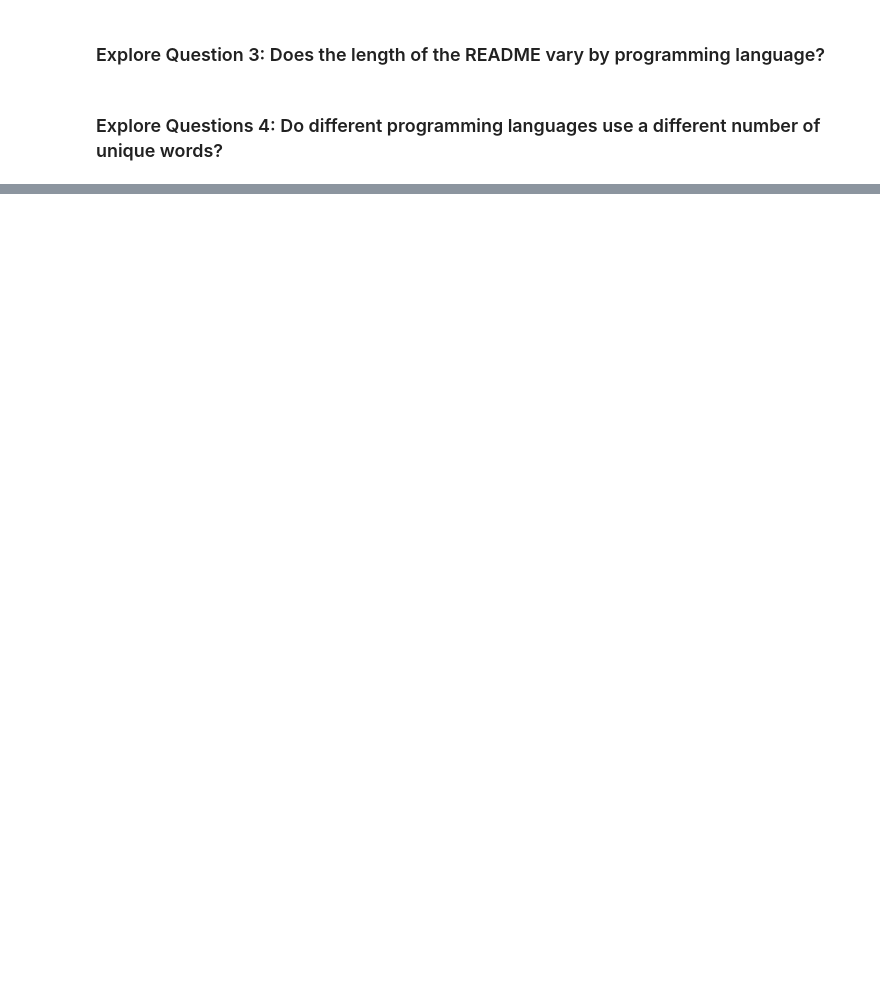
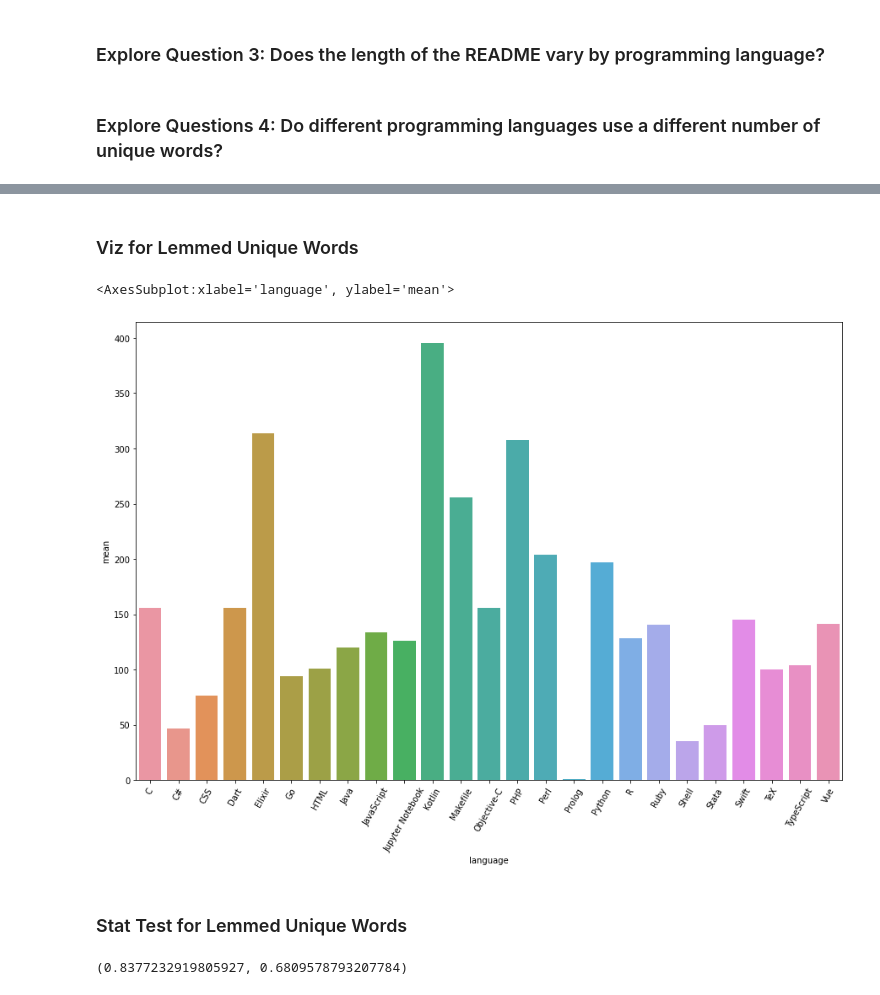
Before and after one commit to Christian-Kristine-Kan-Scott/nlp_project, a Jupyter notebook: scotts_notebook.ipynb, the cells around one changed output, grey strips where cells are left out. Saved outputs shown, nothing was run; the diff lists cells and outputs as text; code cells hidden in the pictures; blank space fills up the shorter version.

```diff
--- a/scotts_notebook.ipynb
+++ b/scotts_notebook.ipynb
@@ -91,2 +95,2 @@ nut_rep.groupby("language")["cleaned_stemmed_unqiue"].agg(["mean", "median"])
 # %%
-nut_rep.groupby("language")["cleaned_lemmed_unqiue"].agg(["mean", "median"])
+lang_mean_unique_lemma = nut_rep.groupby("language")["cleaned_lemmed_unique"].agg(["mean"])
@@ -92,0 +143,42 @@ nut_rep.groupby("language")["cleaned_lemmed_unqiue"].agg(["mean", "median"])
+# %% [markdown]
+### Viz for Lemmed Unique Words
+# %%
+plt.figure(figsize=(15,10))
+plt.xticks(rotation=60)
+sns.barplot(x=lang_mean_unique_lemma.index, y=lang_mean_unique_lemma["mean"])
+# %% [output]
+<AxesSubplot:xlabel='language', ylabel='mean'>
+[figure, added]
+# %% [markdown]
+### Stat Test for Lemmed Unique Words
+# %%
+c_lemmed = nut_rep["cleaned_lemmed_unique"][nut_rep["language"] == "C"]
+c_sharp_lemmed = nut_rep["cleaned_lemmed_unique"][nut_rep["language"] == "C#"]
+css_lemmed = nut_rep["cleaned_lemmed_unique"][nut_rep["language"] == "CSS"]
+dart_lemmed = nut_rep["cleaned_lemmed_unique"][nut_rep["language"] == "Dart"]
+elixer_lemmed = nut_rep["cleaned_lemmed_unique"][nut_rep["language"] == "Elixir"]
+go_lemmed = nut_rep["cleaned_lemmed_unique"][nut_rep["language"] == "Go"]
+html_lemmed = nut_rep["cleaned_lemmed_unique"][nut_rep["language"] == "HTML"]
+java_lemmed = nut_rep["cleaned_lemmed_unique"][nut_rep["language"] == "Java"]
+js_lemmed = nut_rep["cleaned_lemmed_unique"][nut_rep["language"] == "JavaScript"]
+nb_lemmed = nut_rep["cleaned_lemmed_unique"][nut_rep["language"] == "Jupyter Notebook"]
+kotlin_lemmed = nut_rep["cleaned_lemmed_unique"][nut_rep["language"] == "Kotlin"]
+makefile_lemmed = nut_rep["cleaned_lemmed_unique"][nut_rep["language"] == "Makefile"]
+objc_lemmed = nut_rep["cleaned_lemmed_unique"][nut_rep["language"] == "Objective-C"]
+php_lemmed = nut_rep["cleaned_lemmed_unique"][nut_rep["language"] == "PHP"]
+perl_lemmed = nut_rep["cleaned_lemmed_unique"][nut_rep["language"] == "Perl"]
+prolog_lemmed = nut_rep["cleaned_lemmed_unique"][nut_rep["language"] == "Prolog"]
+python_lemmed = nut_rep["cleaned_lemmed_unique"][nut_rep["language"] == "Python"]
+r_lemmed = nut_rep["cleaned_lemmed_unique"][nut_rep["language"] == "R"]
+ruby_lemmed = nut_rep["cleaned_lemmed_unique"][nut_rep["language"] == "Ruby"]
+shell_lemmed = nut_rep["cleaned_lemmed_unique"][nut_rep["language"] == "Shell"]
+stata_lemmed = nut_rep["cleaned_lemmed_unique"][nut_rep["language"] == "Stata"]
+swift_lemmed = nut_rep["cleaned_lemmed_unique"][nut_rep["language"] == "Swift"]
+tex_lemmed = nut_rep["cleaned_lemmed_unique"][nut_rep["language"] == "TeX"]
+typescript_lemmed = nut_rep["cleaned_lemmed_unique"][nut_rep["language"] == "TypeScript"]
+vue_lemmed = nut_rep["cleaned_lemmed_unique"][nut_rep["language"] == "Vue"]
+
+f, p = f_oneway(c_lemmed,c_sharp_lemmed,css_lemmed,dart_lemmed,elixer_lemmed,go_lemmed,html_lemmed,java_lemmed,js_lemmed,nb_lemmed,kotlin_lemmed,makefile_lemmed,objc_lemmed,php_lemmed,perl_lemmed,prolog_lemmed,python_lemmed,r_lemmed,ruby_lemmed,shell_lemmed,stata_lemmed,swift_lemmed,tex_lemmed,typescript_lemmed,vue_lemmed, axis=0)
+f, p
+# %% [output]
+(0.8377232919805927, 0.6809578793207784)
```
Also changed, not shown: parts of 10 cells of this notebook, 2 other files.
